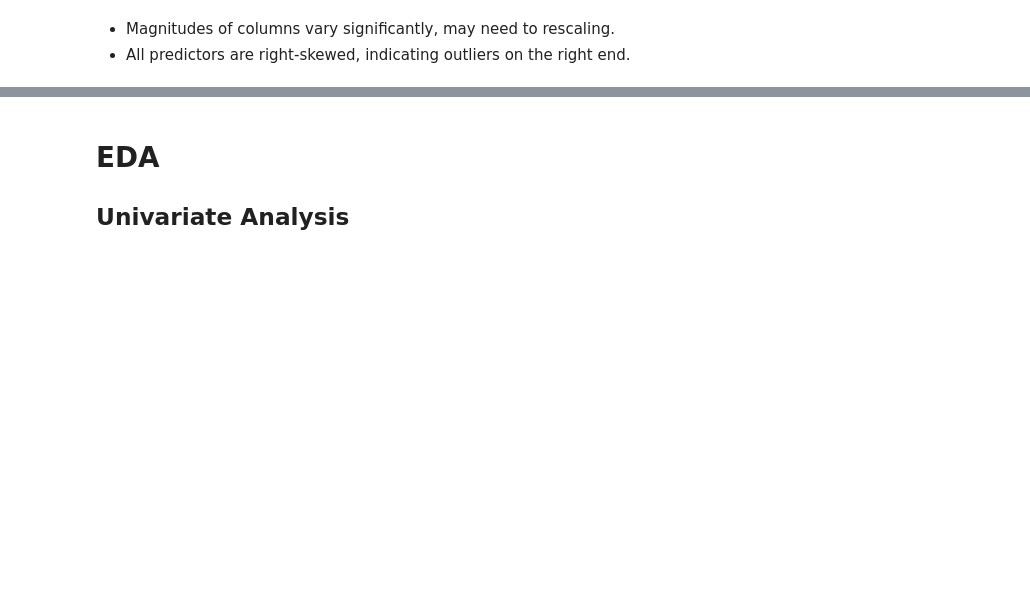
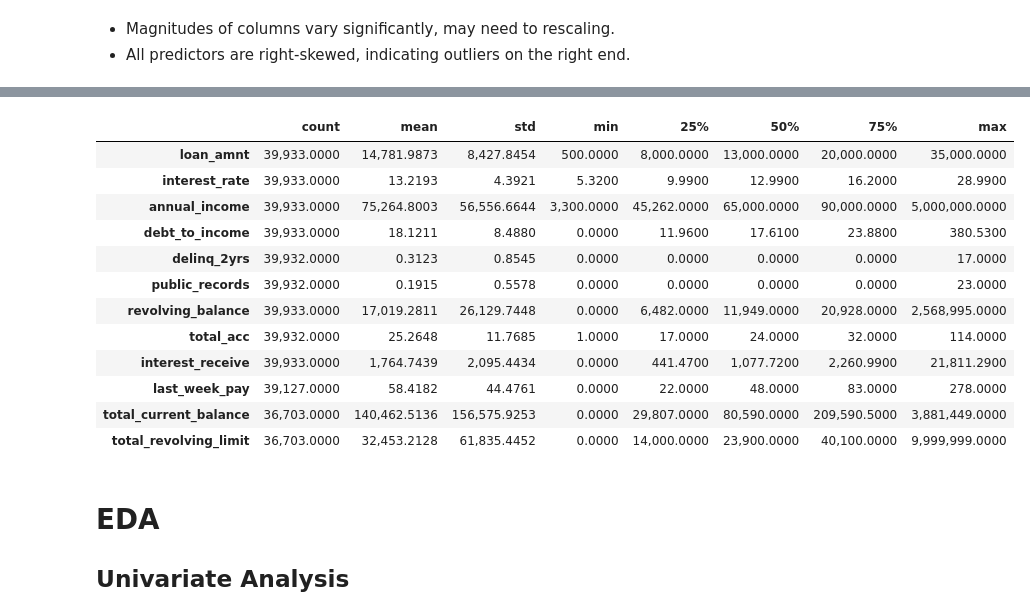
Before and after one commit to liangym2014/Data-science-and-machine-learning, a Jupyter notebook: 8.Hackathon_Loan_Default.ipynb, the cells around one changed output, grey strips where cells are left out. Cells and saved outputs as stored; diff of their text form; code cells hidden in the pictures; blank space fills up the shorter version.

```diff
--- a/8.Hackathon_Loan_Default.ipynb
+++ b/8.Hackathon_Loan_Default.ipynb
@@ -330,3 +334,19 @@ test_X.head()
+# %%
+test_X.describe().T
+# %% [output]
+|  | count | mean | std | min | 25% | 50% | 75% | max |
+| loan_amnt | 39,933.0000 | 14,781.9873 | 8,427.8454 | 500.0000 | 8,000.0000 | 13,000.0000 | 20,000.0000 | 35,000.0000 |
+| interest_rate | 39,933.0000 | 13.2193 | 4.3921 | 5.3200 | 9.9900 | 12.9900 | 16.2000 | 28.9900 |
+| annual_income | 39,933.0000 | 75,264.8003 | 56,556.6644 | 3,300.0000 | 45,262.0000 | 65,000.0000 | 90,000.0000 | 5,000,000.0000 |
+| debt_to_income | 39,933.0000 | 18.1211 | 8.4880 | 0.0000 | 11.9600 | 17.6100 | 23.8800 | 380.5300 |
+| delinq_2yrs | 39,932.0000 | 0.3123 | 0.8545 | 0.0000 | 0.0000 | 0.0000 | 0.0000 | 17.0000 |
+| public_records | 39,932.0000 | 0.1915 | 0.5578 | 0.0000 | 0.0000 | 0.0000 | 0.0000 | 23.0000 |
+| revolving_balance | 39,933.0000 | 17,019.2811 | 26,129.7448 | 0.0000 | 6,482.0000 | 11,949.0000 | 20,928.0000 | 2,568,995.0000 |
+| total_acc | 39,932.0000 | 25.2648 | 11.7685 | 1.0000 | 17.0000 | 24.0000 | 32.0000 | 114.0000 |
+| interest_receive | 39,933.0000 | 1,764.7439 | 2,095.4434 | 0.0000 | 441.4700 | 1,077.7200 | 2,260.9900 | 21,811.2900 |
+| last_week_pay | 39,127.0000 | 58.4182 | 44.4761 | 0.0000 | 22.0000 | 48.0000 | 83.0000 | 278.0000 |
+| total_current_balance | 36,703.0000 | 140,462.5136 | 156,575.9253 | 0.0000 | 29,807.0000 | 80,590.0000 | 209,590.5000 | 3,881,449.0000 |
+| total_revolving_limit | 36,703.0000 | 32,453.2128 | 61,835.4452 | 0.0000 | 14,000.0000 | 23,900.0000 | 40,100.0000 | 9,999,999.0000 |
 # %% [markdown]
 # EDA
 ## Univariate Analysis
```
Also changed, not shown: parts of 156 cells of this notebook.
